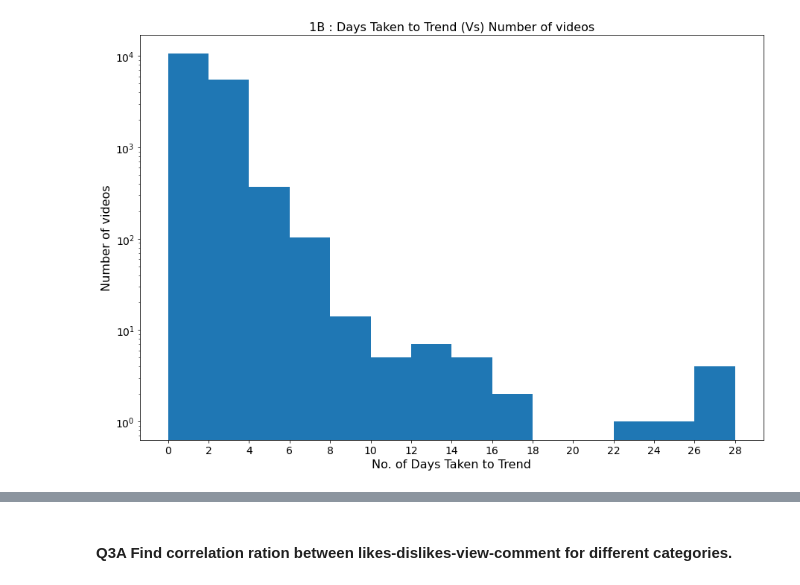
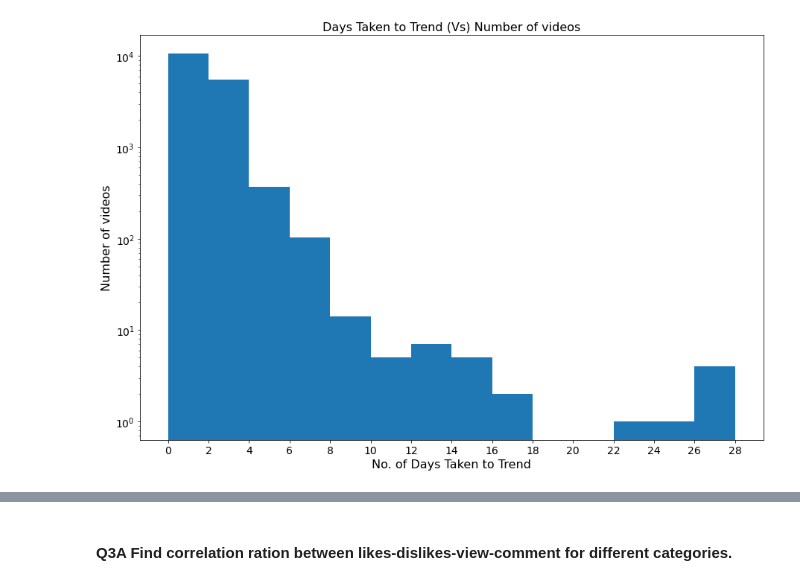
Before and after one commit to RonakDedhiya/YouTube_Trending_Video_Spark_Data_Analysis, a Jupyter notebook: main.ipynb, the cells around one changed output, grey strips where cells are left out. Saved outputs shown, nothing was run; the diff lists cells and outputs as text; code cells hidden in the pictures.

```diff
--- a/main.ipynb
+++ b/main.ipynb
@@ -446,15 +446,15 @@ time: 54.3 s (started: 2021-12-10 13:37:23 +00:00)
 # %%
 #Histogram for X: No of Days Taken to Trend (Vs) Y: number of videos per bin/bucket.
 VDFHIST1DAYS_1B = daystakentotrenddf_1b.select("daystakentotrend").orderBy("daystakentotrend", ascending=False)
 VDFHIST1DAYS_1BOUT = [data[0] for data in VDFHIST1DAYS_1B.select('daystakentotrend').collect()]
 
 fig, ax = plt.subplots(figsize=(15,10))
 ax.hist(VDFHIST1DAYS_1BOUT, bins = [0,2,4,6,8,10,12,14,16,18,20,22,24,26,28])
-ax.set_title("1B : Days Taken to Trend (Vs) Number of videos")
+ax.set_title("Days Taken to Trend (Vs) Number of videos")
 ax.set_xlabel('No. of Days Taken to Trend')
 ax.set_ylabel('Number of videos')
 ax.set_xticks([0,2,4,6,8,10,12,14,16,18,20,22,24,26,28])
 plt.yscale('log')
 plt.show()
 # %% [output]
-[figure, old version]
+[figure, new version]
```
Also changed, not shown: parts of 48 cells of this notebook.
